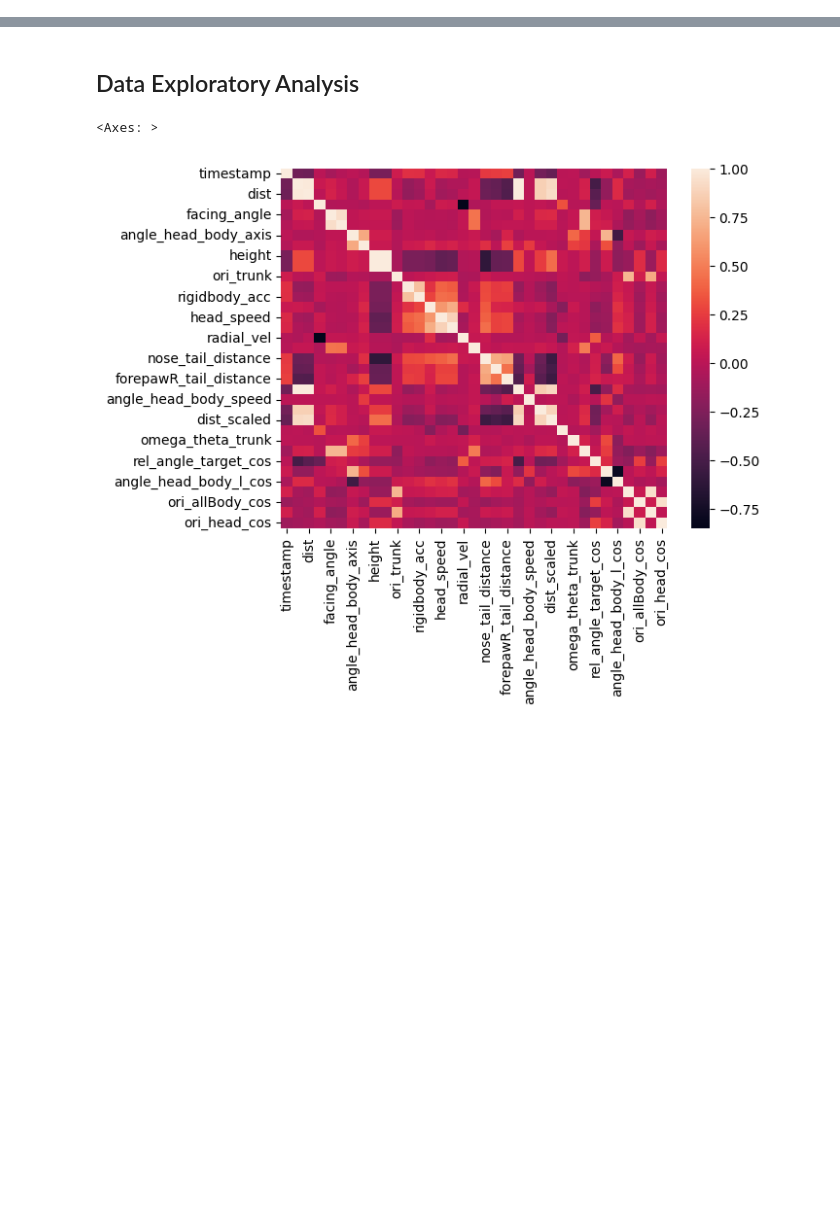
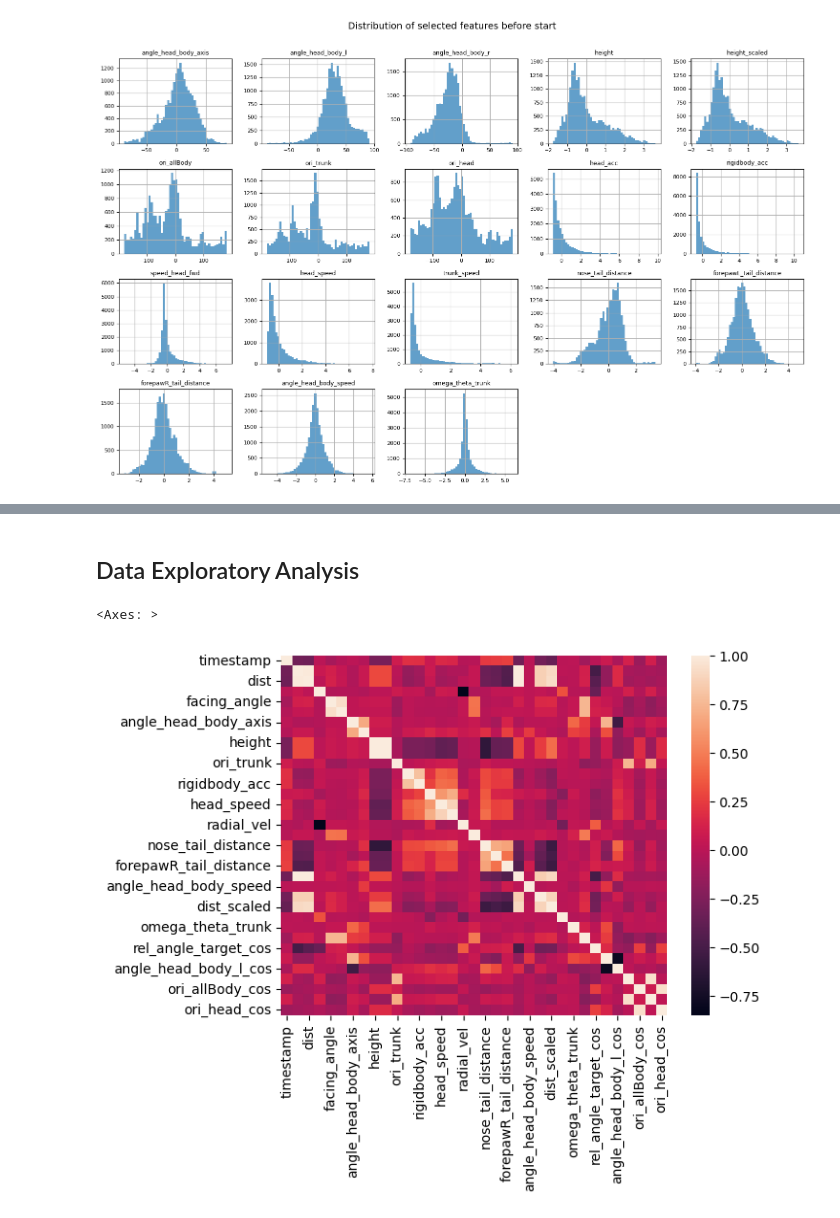
Before and after one commit to Thomasbush9/rearing_tracking, a Jupyter notebook: notebooks/data_analysis.ipynb, the cells around one changed output, grey strips where cells are left out. Cells and saved outputs as stored; diff of their text form; code cells hidden in the pictures; blank space fills up the shorter version.

```diff
--- a/notebooks/data_analysis.ipynb
+++ b/notebooks/data_analysis.ipynb
@@ -17,0 +83,18 @@ data = pd.read_excel(session_test_path)
+# %%
+data_before_start.columns
+
+angular_features = ['angle_head_body_axis', 'angle_head_body_l', 'angle_head_body_r', 'ori_allBody', 'ori_trunk', 'ori_head', "timestamp"]
+
+# Normalize all non-angular numeric features, leave angular features untouched
+def normalize_feature(feature):
+    return (feature - feature.mean()) / feature.std()
+
+# Select non-angular numeric columns for normalization
+cols_to_normalize = [
+    col for col in data_before_start.select_dtypes(include=[np.number]).columns
+    if col not in angular_features
+]
+
+data_before_start[cols_to_normalize] = data_before_start[cols_to_normalize].apply(normalize_feature)
+
+data_before_start.head()
@@ -17,0 +108,38 @@ data = pd.read_excel(session_test_path)
+# %%
+# now we check the distrbution of the normalized features:
+numeric_data = data_before_start.select_dtypes(include=[np.number])
+
+# Drop 'timestamp' column if present for plotting
+numeric_data = numeric_data.drop(columns=['timestamp'], errors='ignore')
+
+# Drop columns with too few non-null values to avoid empty plots
+min_non_nan = max(5, int(0.05 * len(numeric_data)))  # at least 5 or 5% of data
+filtered_numeric = numeric_data.dropna(axis=1, thresh=min_non_nan)
+
+# If there are too many columns, limit the plots for readability
+max_columns = 20
+cols_to_plot = filtered_numeric.columns[:max_columns]
+plot_data = filtered_numeric[cols_to_plot]
+
+n_cols = 5
+n_rows = int(np.ceil(len(cols_to_plot) / n_cols))
+
+fig, axes = plt.subplots(n_rows, n_cols, figsize=(n_cols * 3, n_rows * 2.5))
+axes = axes.flatten()
+
+for i, col in enumerate(cols_to_plot):
+    ax = axes[i]
+    plot_data[col].hist(ax=ax, bins=50, color='tab:blue', alpha=0.7)
+    ax.set_title(col, fontsize=9)
+    ax.set_xlabel('')
+    ax.set_ylabel('')
+    ax.tick_params(axis='x', labelsize=8)
+    ax.tick_params(axis='y', labelsize=8)
+for j in range(i+1, len(axes)):
+    fig.delaxes(axes[j])  # Remove empty subplots
+
+fig.suptitle('Distribution of selected features before start', fontsize=14)
+plt.tight_layout(rect=[0, 0, 1, 0.97])
+plt.show()
+# %% [output]
+[figure, added]
```
Also changed, not shown: parts of 24 cells of this notebook, 2 other files.
